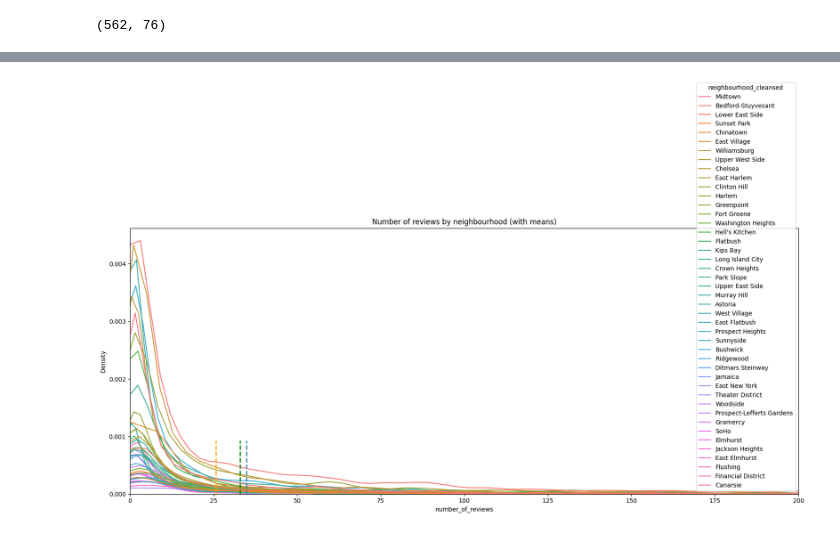
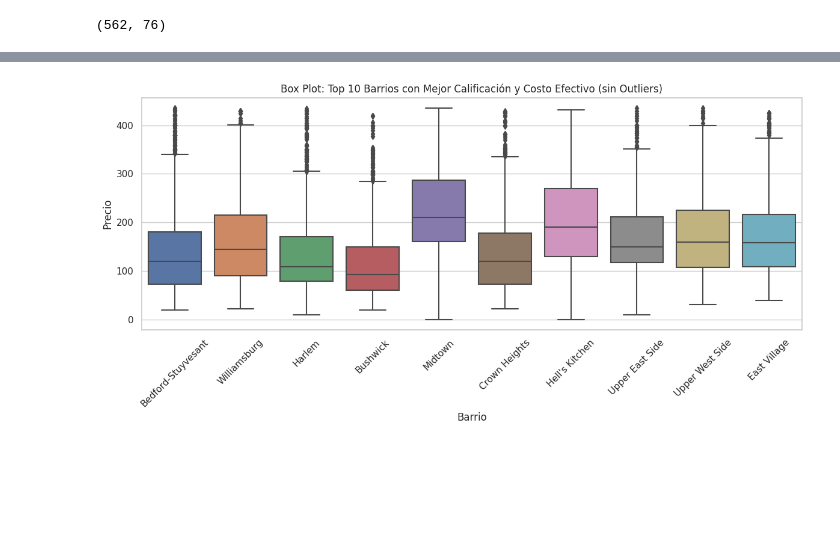
Before and after one commit to ingoscargiraldor/CDA, a Jupyter notebook: airbnb/eda.ipynb, the cells around one changed output, grey strips where cells are left out. Saved outputs shown, nothing was run; the diff lists cells and outputs as text; code cells hidden in the pictures; blank space fills up the shorter version.

```diff
--- a/airbnb/eda.ipynb
+++ b/airbnb/eda.ipynb
@@ -604,17 +599,38 @@ plt.show()
-# %%
-# Plotting number of reviews distribution by neighbourhood
-fig, ax = plt.subplots(1, 1, figsize=(20, 8))
-sns.kdeplot(
-    data=listings_df.loc[listings_df["price_float"] <= (q3 + 1.5 * iqr)].loc[listings_df["neighbourhood_cleansed"].isin(most_representative_neighbourhoods)],
-    x="number_of_reviews",
-    hue="neighbourhood_cleansed",
-    bw_adjust=.3,
-    ax=ax
-)
-for (neighbourhood, color) in zip(most_representative_neighbourhoods, ["steelblue", "orange", "green"]):
-    ax.axvline(listings_df.loc[listings_df["price_float"] <= (q3 + 1.5 * iqr)].loc[listings_df["neighbourhood_cleansed"] == neighbourhood, "number_of_reviews"].mean(), color=color, linestyle="dashed", linewidth=2, ymax=0.2)
-plt.title("Number of reviews by neighbourhood (with means)")
-plt.xlim([0, 200])
-plt.show()
-# %% [output]
-[figure, removed]
+# %%
+# Filtrar el DataFrame para incluir barrios con calificación mayor o igual a 4 y costos efectivos
+filtered_df = listings_df[(listings_df["review_scores_value"] >= 4) & (listings_df["price_float"] <= 20000)]
+
+# Identificar los 10 barrios con mejor calificación y costo efectivos
+top_neighborhoods = filtered_df["neighbourhood_cleansed"].value_counts().head(10).index
+
+# Filtrar nuevamente para incluir solo los barrios seleccionados
+filtered_df = filtered_df[filtered_df["neighbourhood_cleansed"].isin(top_neighborhoods)]
+
+# Definir función para eliminar outliers
+def remove_outliers(data, col):
+    Q1 = data[col].quantile(0.25)
+    Q3 = data[col].quantile(0.75)
+    IQR = Q3 - Q1
+    lower_bound = Q1 - 1.5 * IQR
+    upper_bound = Q3 + 1.5 * IQR
+    return data[(data[col] >= lower_bound) & (data[col] <= upper_bound)]
+
+# Aplicar función para eliminar outliers en "price_float"
+filtered_df = remove_outliers(filtered_df, "price_float")
+
+# Configuración del estilo de Seaborn
+sns.set(style="whitegrid")
+
+# Crear el box plot con los 10 barrios seleccionados sin outliers
+plt.figure(figsize=(12, 6))
+sns.boxplot(x="neighbourhood_cleansed", y="price_float", data=filtered_df, order=top_neighborhoods)
+plt.xticks(rotation=45)
+plt.title("Box Plot: Top 10 Barrios con Mejor Calificación y Costo Efectivo (sin Outliers)")
+plt.xlabel("Barrio")
+plt.ylabel("Precio")
+plt.tight_layout()
+
+# Mostrar el gráfico
+plt.show()
+# %% [output]
+[figure, added]
```
Also changed, not shown: parts of 13 cells of this notebook.
